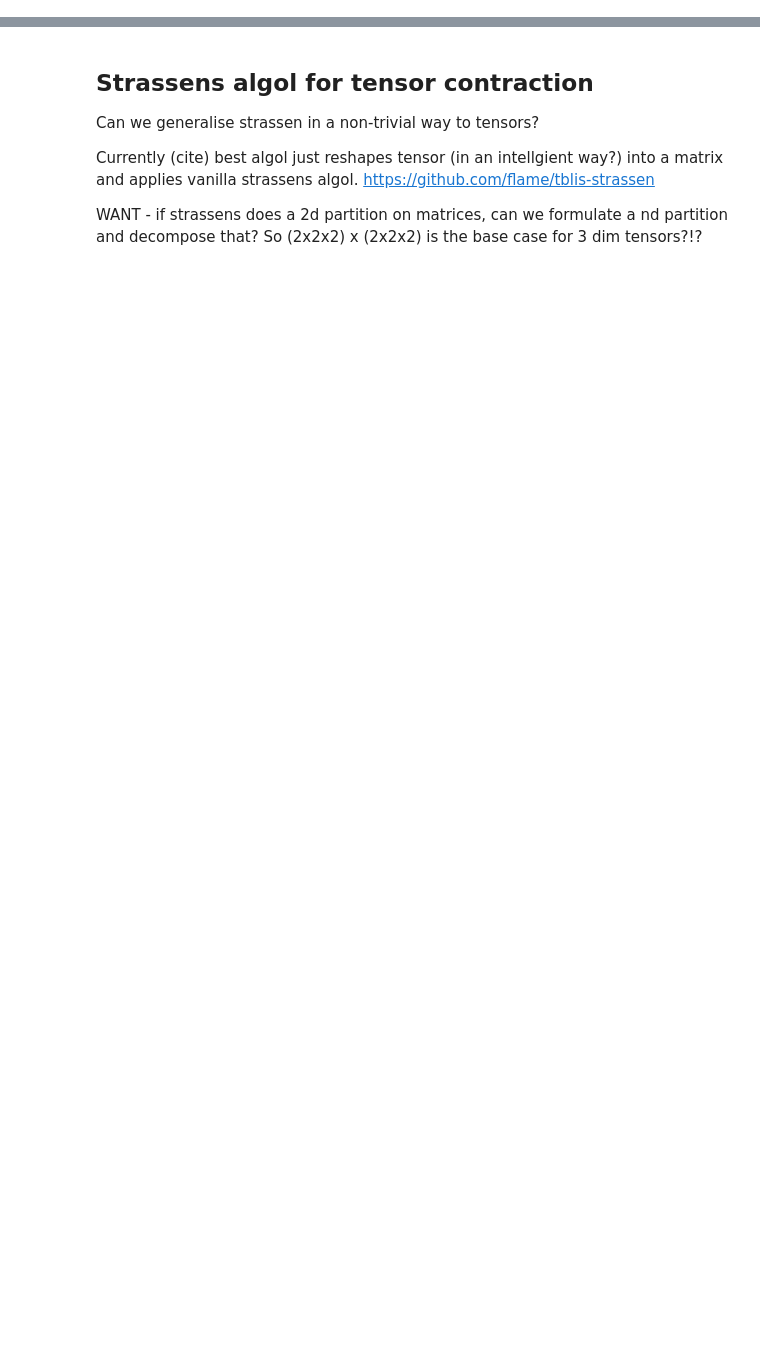
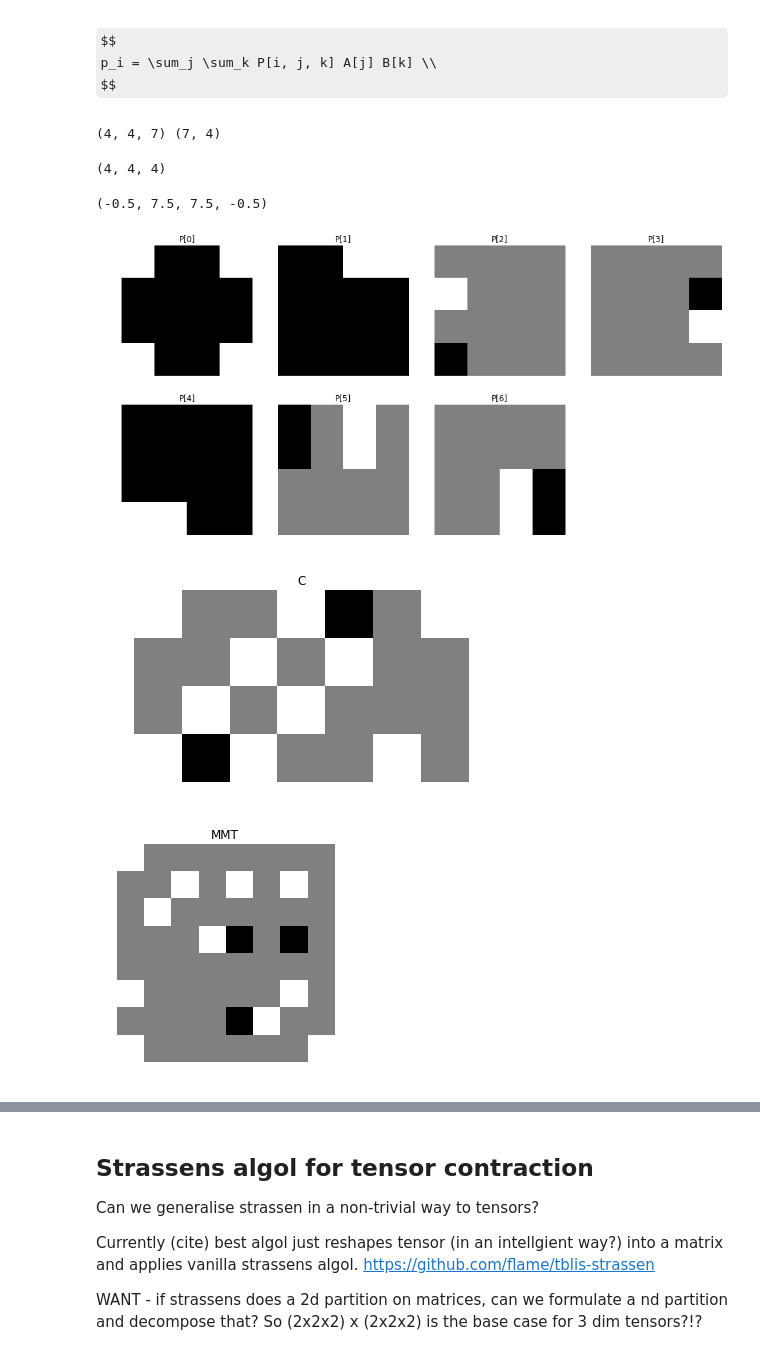
Before and after one commit to act65/datasci, a Jupyter notebook: tensor-networks/matmul.ipynb, the cells around one changed output, grey strips where cells are left out. Cells and saved outputs as stored; diff of their text form; code cells hidden in the pictures; some formulas as TeX source; blank space fills up the shorter version.

```diff
--- a/tensor-networks/matmul-tensor.ipynb
+++ b/tensor-networks/matmul.ipynb
@@ -67,0 +106,67 @@ ok.
+# %% [markdown]
+
+
+$$
+p_i = \sum_j \sum_k P[i, j, k] A[j] B[k] \\
+$$
+# %%
+# TODO is it possible to write out the ps and cs in a matrix form?
+# as an operator on the a11, ... b22. or on p1-p7?
+
+P = np.array([
+    # p1 = a11b11 + a11b22 + a22b11 + a22b22
+    [[1, 0, 0, 1], [0, 0, 0, 0], [0, 0, 0, 0], [1, 0, 0, 1]],
+    # p2 = a21b11 + a22b11
+    [[0, 0, 0, 0], [0, 0, 0, 0], [1, 0, 0, 0], [1, 0, 0, 0]],
+    # p3 = a11b12 - a11b22
+    [[0, 1, 0, -1], [0, 0, 0, 0], [0, 0, 0, 0], [0, 0, 0, 0]],
+    # p4 = -a22b12 + a22b21
+    [[0, 0, 0, 0], [0, 0, 0, 0], [0, 0, 0, 0], [0, -1, 1, 0]],
+    # p5 = a11b22 + a12b22
+    [[0, 0, 0, 1], [0, 0, 0, 1], [0, 0, 0, 0], [0, 0, 0, 0]],
+    # p6 = -a11b11 - a11b12 + a21b11 + a21b12
+    [[-1, -1, 0, 0], [0, 0, 0, 0], [1, 1, 0, 0], [0, 0, 0, 0]],
+    # p7 = a21b21 + a21b22 - a22b21 - a22b22
+    [[0, 0, 0, 0], [0, 0, 0, 0], [0, 0, 1, 1], [0, 0, -1, -1]]
+])
+
+C = np.array([
+    # c1 = ...
+    [1, 0, 0, 1, -1, 0, 1],
+    [0, 0, 1, 0, 1, 0, 0],
+    [0, 1, 0, 1, 0, 0, 0],
+    [1, -1, 1, 0, 0, 1, 0],
+])
+
+P = P.T
+C = C.T
+print(P.shape, C.shape)
+
+MMT = np.tensordot(P, C, axes=[2,0])
+
+MMT.shape
+# %% [output]
+(4, 4, 7) (7, 4)
+(4, 4, 4)
+# %%
+plt.figure(figsize=(16, 8))
+for i in range(7):
+    plt.subplot(2, 4, i+1)
+    plt.title('P[{}]'.format(i))
+    plt.imshow(P[:, :, i], cmap='gray', interpolation='nearest')
+    plt.axis('off')
+
+plt.figure()
+plt.title('C')
+plt.imshow(C.T, cmap='gray', interpolation='nearest')
+plt.axis('off')
+
+plt.figure()
+plt.title('MMT')
+plt.imshow(MMT.reshape(8, 8, order='C'), interpolation='nearest', cmap='gray')
+plt.axis('off')
+# %% [output]
+(-0.5, 7.5, 7.5, -0.5)
+[figure, added]
+[figure, added]
+[figure, added]
```
Also changed, not shown: parts of 35 cells of this notebook, 1 other file.
